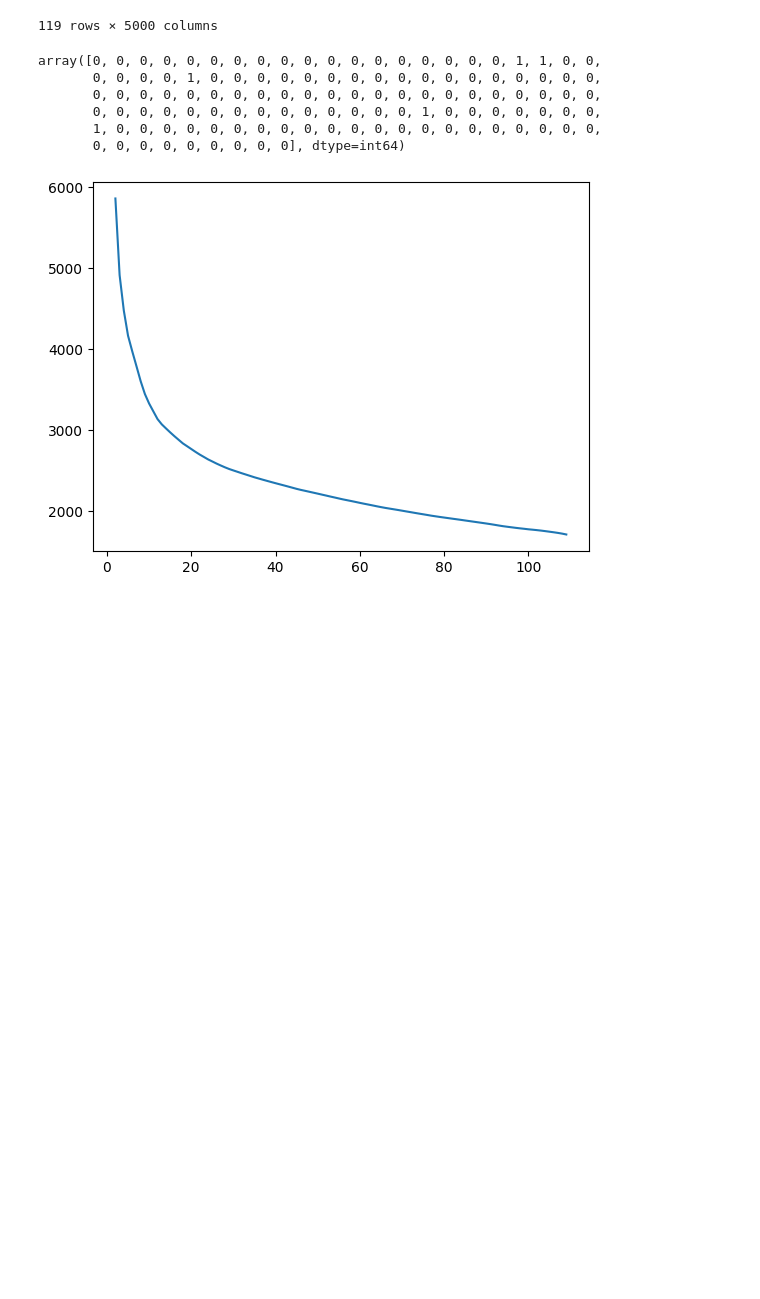
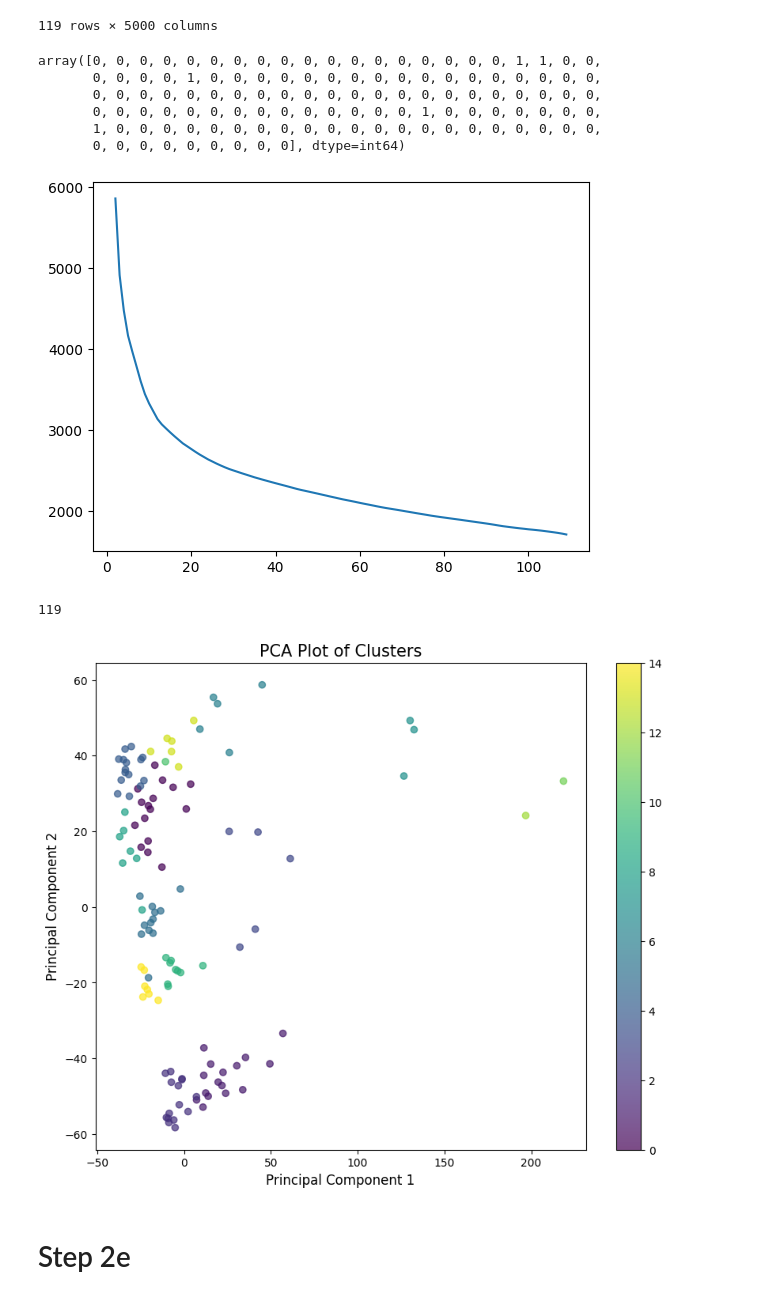
Before and after one commit to marielledoenges/BioInfoAlg_RheumArth, a Jupyter notebook: Bill/assignment3.ipynb, the cells around one changed output. Cells and saved outputs as stored; diff of their text form; code cells hidden in the pictures; blank space fills up the shorter version.

```diff
--- a/Bill/assignment3.ipynb
+++ b/Bill/assignment3.ipynb
@@ -92,7 +95,55 @@ clustering_pipeline()
 # %% [output]
 [figure]
 # %%
-clustering = AgglomerativeClustering(n_clusters=15).fit(df_5000)
+clustering_5000 = AgglomerativeClustering(n_clusters=15).fit(df_5000)
 # %%
 # 15 clusters probably optimal because
 # it's around 10% of the number of data points, and is near the elbow of the inertia plot
+# %%
+len(clustering.labels_)
+# %% [output]
+119
+# %%
+def plot_pca_clusters(data, labels, n_components=2):
+    """
+    Perform PCA and plot a 2D scatter plot of the data colored by cluster labels.
+
+    Parameters:
+    - data: 2D array-like, the input data (features) for PCA
+    - labels: array-like, the cluster labels for each data point
+    - n_components: int, the number of components for PCA (default is 2)
+
+    Returns:
+    - None, displays the PCA plot.
+    """
+    # Standardize the data (PCA is sensitive to scale)
+
+    # Perform PCA
+    pca = PCA(n_components=n_components)
+    pca_result = pca.fit_transform(data)
+
+    # Create a DataFrame for plotting
+    pca_df = pd.DataFrame(pca_result, columns=[f'PC{i+1}' for i in range(n_components)])
+    pca_df['Cluster'] = labels
+
+    # Create the scatter plot
+    plt.figure(figsize=(10, 8))
+    scatter = plt.scatter(pca_df['PC1'], pca_df['PC2'], c=pca_df['Cluster'], cmap='viridis', alpha=0.7)
+
+    # Add a color bar
+    plt.colorbar(scatter)
+
+    # Add labels and title
+    plt.title('PCA Plot of Clusters', fontsize=15)
+    plt.xlabel('Principal Component 1', fontsize=12)
+    plt.ylabel('Principal Component 2', fontsize=12)
+
+    # Show plot
+    plt.show()
+
+# Plot PCA with the given labeling of clusters
+plot_pca_clusters(df_5000, clustering_5000.labels_)
+# %% [output]
+[figure, added]
+# %% [markdown]
+# Step 2e
```
Also changed, not shown: parts of 38 cells of this notebook.
